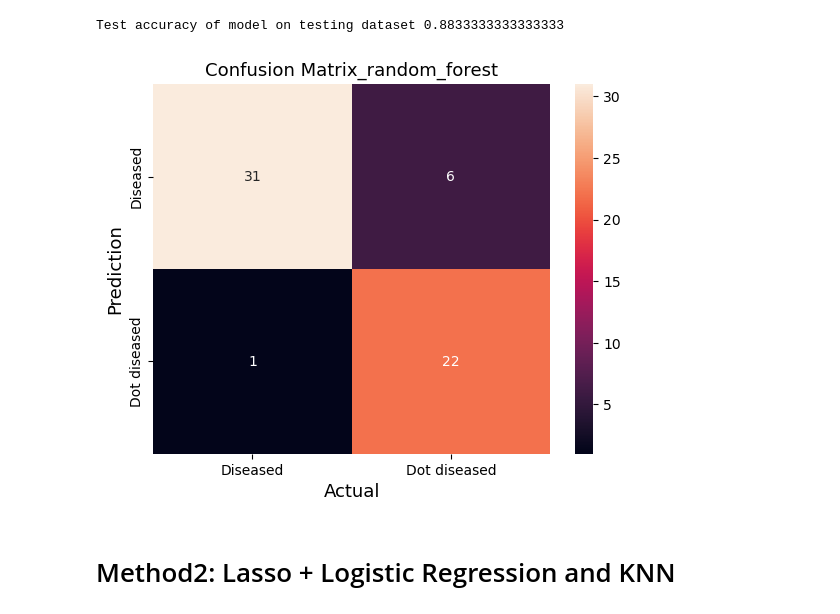
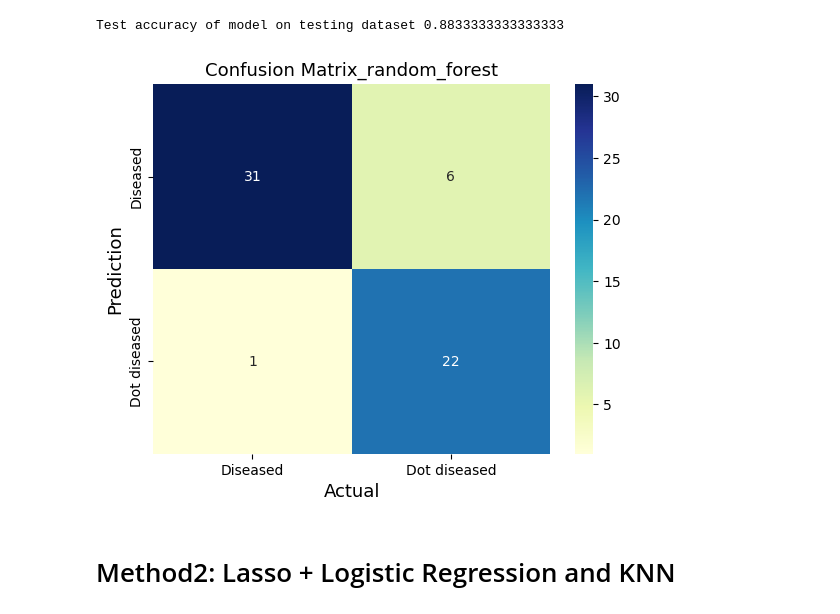
Before and after one commit to jesslin722/ME276DS-Final_Project, a Jupyter notebook: E276_Final_Project_finalversion.ipynb, the cells around one changed output. Saved outputs shown, nothing was run; the diff lists cells and outputs as text; code cells hidden in the pictures.

```diff
--- a/E276_Final_Project_finalversion.ipynb
+++ b/E276_Final_Project_finalversion.ipynb
@@ -221,16 +221,16 @@ Test accuracy of model on testing dataset 0.8833333333333333
 # %%
 from sklearn.metrics import confusion_matrix
 confm = confusion_matrix(ytest,ypredict_rf)
 sns.heatmap(confm, annot=True,
-            fmt='g',
+            cmap="YlGnBu",
             xticklabels= ['Diseased','Dot diseased'],
             yticklabels= ['Diseased','Dot diseased'])
 plt.ylabel('Prediction',fontsize=13)
 plt.xlabel('Actual',fontsize=13)
 plt.title('Confusion Matrix_random_forest',fontsize=13)
 plt.savefig('Confusion Matrix_Random Forest')
 # %% [output]
-[figure, old version]
+[figure, new version]
 # %% [markdown]
 # Method2: Lasso + Logistic Regression and KNN
 # %%
```
Also changed, not shown: parts of 5 cells of this notebook, 8 other files.
